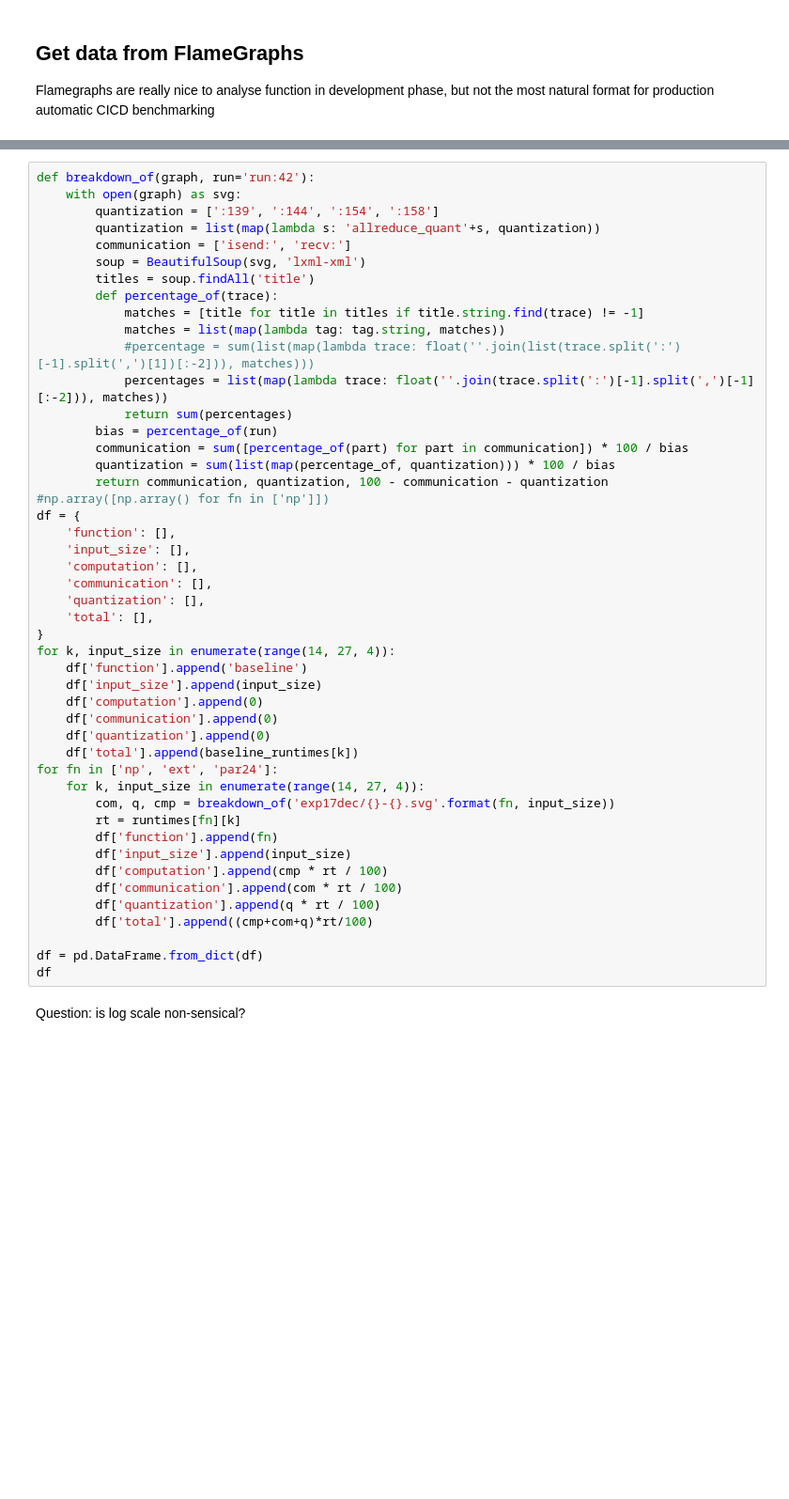
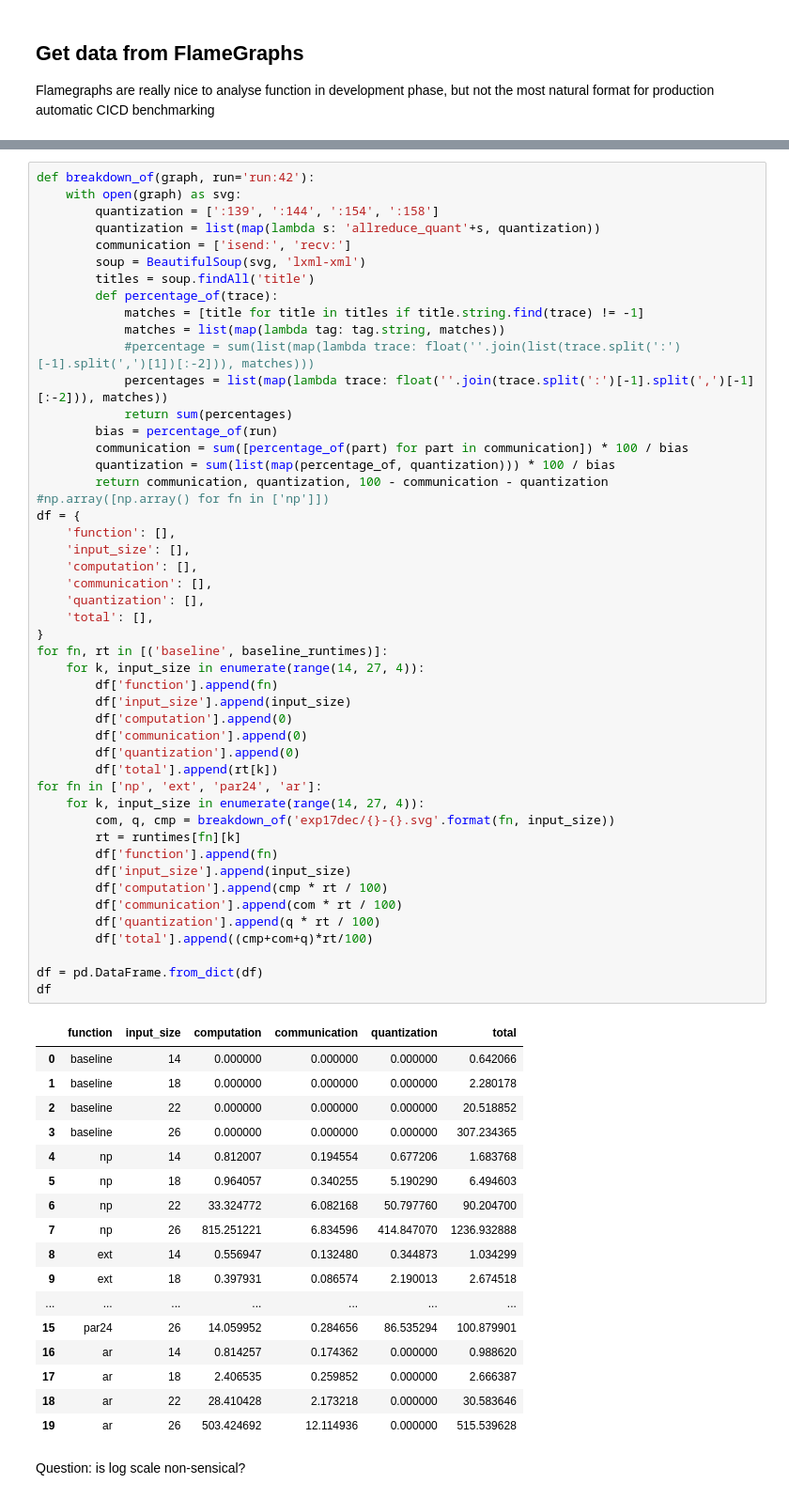
Before and after one commit to gessfred/gRPC, a Jupyter notebook: benchmarks/BenchViz.ipynb, the cells around one changed output, grey strips where cells are left out. Shown: that part at 94% size. Cells and saved outputs as stored; diff of their text form; blank space fills up the shorter version.

```diff
--- a/benchmarks/BenchViz.ipynb
+++ b/benchmarks/BenchViz.ipynb
@@ -56,41 +57,60 @@ def breakdown_of(graph, run='run:42'):
             matches = [title for title in titles if title.string.find(trace) != -1]
             matches = list(map(lambda tag: tag.string, matches))
             #percentage = sum(list(map(lambda trace: float(''.join(list(trace.split(':')[-1].split(',')[1])[:-2])), matches)))
             percentages = list(map(lambda trace: float(''.join(trace.split(':')[-1].split(',')[-1][:-2])), matches))
             return sum(percentages)
         bias = percentage_of(run)
         communication = sum([percentage_of(part) for part in communication]) * 100 / bias
         quantization = sum(list(map(percentage_of, quantization))) * 100 / bias
         return communication, quantization, 100 - communication - quantization
 #np.array([np.array() for fn in ['np']])
 df = {
     'function': [],
     'input_size': [],
     'computation': [],
     'communication': [],
     'quantization': [],
     'total': [],
 }
-for k, input_size in enumerate(range(14, 27, 4)):
-    df['function'].append('baseline')
-    df['input_size'].append(input_size)
-    df['computation'].append(0)
-    df['communication'].append(0)
-    df['quantization'].append(0)
-    df['total'].append(baseline_runtimes[k])
-for fn in ['np', 'ext', 'par24']:
+for fn, rt in [('baseline', baseline_runtimes)]:
+    for k, input_size in enumerate(range(14, 27, 4)):
+        df['function'].append(fn)
+        df['input_size'].append(input_size)
+        df['computation'].append(0)
+        df['communication'].append(0)
+        df['quantization'].append(0)
+        df['total'].append(rt[k])
+for fn in ['np', 'ext', 'par24', 'ar']:
     for k, input_size in enumerate(range(14, 27, 4)):
         com, q, cmp = breakdown_of('exp17dec/{}-{}.svg'.format(fn, input_size))
         rt = runtimes[fn][k]
         df['function'].append(fn)
         df['input_size'].append(input_size)
         df['computation'].append(cmp * rt / 100)
         df['communication'].append(com * rt / 100)
         df['quantization'].append(q * rt / 100)
         df['total'].append((cmp+com+q)*rt/100)
 
 df = pd.DataFrame.from_dict(df)
 df
+# %% [output]
+|  | function | input_size | computation | communication | quantization | total |
+| 0 | baseline | 14 | 0.000000 | 0.000000 | 0.000000 | 0.642066 |
+| 1 | baseline | 18 | 0.000000 | 0.000000 | 0.000000 | 2.280178 |
+| 2 | baseline | 22 | 0.000000 | 0.000000 | 0.000000 | 20.518852 |
+| 3 | baseline | 26 | 0.000000 | 0.000000 | 0.000000 | 307.234365 |
+| 4 | np | 14 | 0.812007 | 0.194554 | 0.677206 | 1.683768 |
+| 5 | np | 18 | 0.964057 | 0.340255 | 5.190290 | 6.494603 |
+| 6 | np | 22 | 33.324772 | 6.082168 | 50.797760 | 90.204700 |
+| 7 | np | 26 | 815.251221 | 6.834596 | 414.847070 | 1236.932888 |
+| 8 | ext | 14 | 0.556947 | 0.132480 | 0.344873 | 1.034299 |
+| 9 | ext | 18 | 0.397931 | 0.086574 | 2.190013 | 2.674518 |
+| ... | ... | ... | ... | ... | ... | ... |
+| 15 | par24 | 26 | 14.059952 | 0.284656 | 86.535294 | 100.879901 |
+| 16 | ar | 14 | 0.814257 | 0.174362 | 0.000000 | 0.988620 |
+| 17 | ar | 18 | 2.406535 | 0.259852 | 0.000000 | 2.666387 |
+| 18 | ar | 22 | 28.410428 | 2.173218 | 0.000000 | 30.583646 |
+| 19 | ar | 26 | 503.424692 | 12.114936 | 0.000000 | 515.539628 |
 # %% [markdown]
 Question: is log scale non-sensical?
 # %%
```
Also changed, not shown: parts of 3 cells of this notebook, 2 other files.
